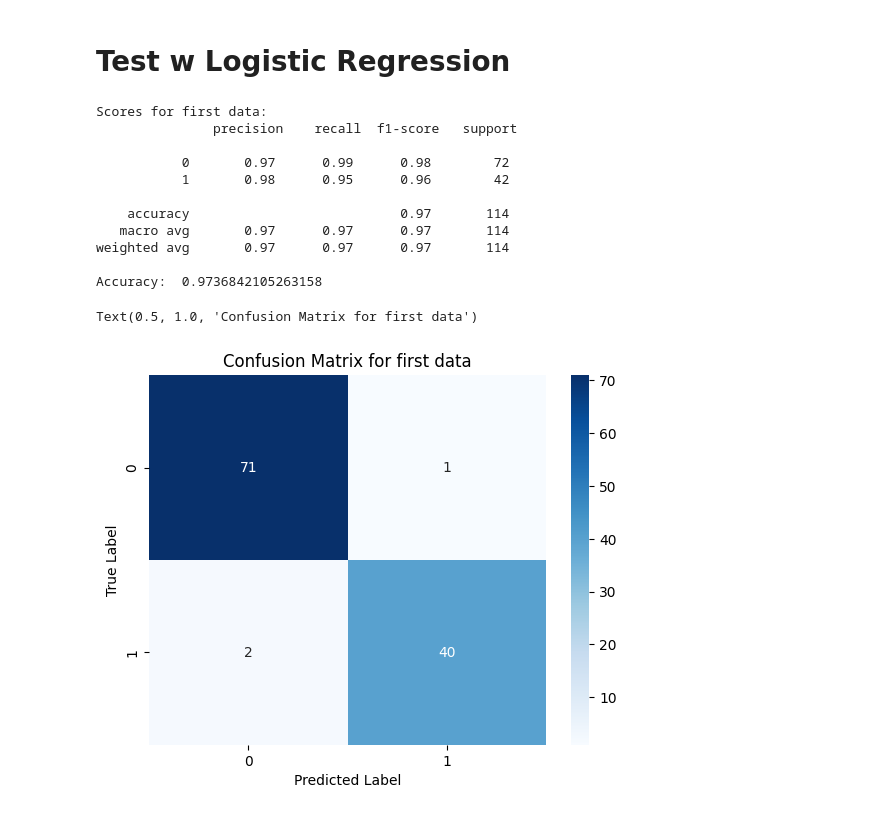
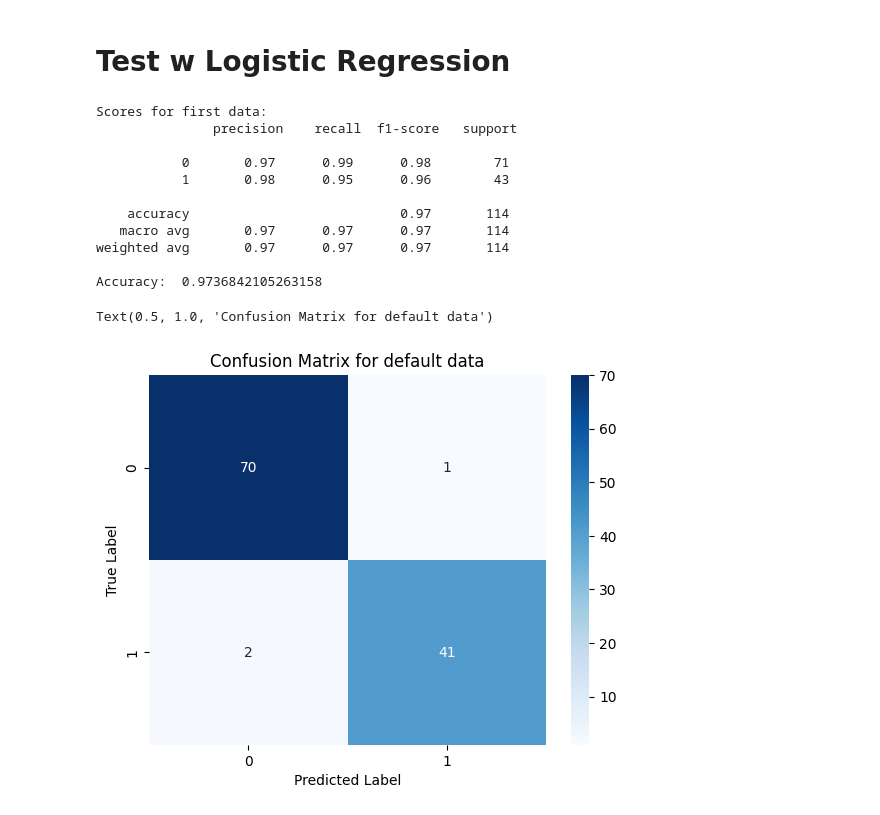
Before and after one commit to tugcegulsanusta/machine-learning-project, a Jupyter notebook: machine_learning.ipynb, the cells around one changed output. Drawn from its saved outputs; the diff is of its cells as text; code cells hidden in the pictures.

```diff
--- a/machine_learning.ipynb
+++ b/machine_learning.ipynb
@@ -246,36 +341,37 @@ from sklearn.preprocessing import StandardScaler
 from sklearn.linear_model import LogisticRegression
 scaler=StandardScaler()
 # %%
-X_train, X_test, y_train, y_test= train_test_split(X1, y, test_size= 0.2, random_state = 1)
-lr1= LogisticRegression()
+#test for default data
+X_train, X_test, y_train, y_test= train_test_split(X_default, y, test_size= 0.2, random_state = 42)
+lr= LogisticRegression()
 X_train = scaler.fit_transform(X_train)
 X_test = scaler.transform(X_test)
 
-lr1.fit(X_train, y_train)
-y_predict = lr1.predict(X_test)
+lr.fit(X_train, y_train)
+y_predict = lr.predict(X_test)
 
-accuracy1 = accuracy_score(y_test, y_predict)
-report1 = classification_report(y_test, y_predict)
-print("Scores for first data: \n" , report1)
+accuracy = accuracy_score(y_test, y_predict)
+report = classification_report(y_test, y_predict)
+print("Scores for first data: \n" , report)
 
 
-print('Accuracy: ', accuracy1)
-confusion_m1 = confusion_matrix(y_test, y_predict)
-p1 = sns.heatmap(pd.DataFrame(confusion_m1), annot=True, cmap="Blues", fmt="g")
+print('Accuracy: ', accuracy)
+confusion_m = confusion_matrix(y_test, y_predict)
+p1 = sns.heatmap(pd.DataFrame(confusion_m), annot=True, cmap="Blues", fmt="g")
 plt.xlabel("Predicted Label")
 plt.ylabel("True Label")
-plt.title("Confusion Matrix for first data")
+plt.title("Confusion Matrix for default data")
 # %% [output]
 Scores for first data:
                precision    recall  f1-score   support
 
-           0       0.97      0.99      0.98        72
-           1       0.98      0.95      0.96        42
+           0       0.97      0.99      0.98        71
+           1       0.98      0.95      0.96        43
 
     accuracy                           0.97       114
    macro avg       0.97      0.97      0.97       114
 weighted avg       0.97      0.97      0.97       114
 
 Accuracy:  0.9736842105263158
-Text(0.5, 1.0, 'Confusion Matrix for first data')
+Text(0.5, 1.0, 'Confusion Matrix for default data')
-[figure, old version]
+[figure, new version]
```
Also changed, not shown: parts of 21 cells of this notebook.
